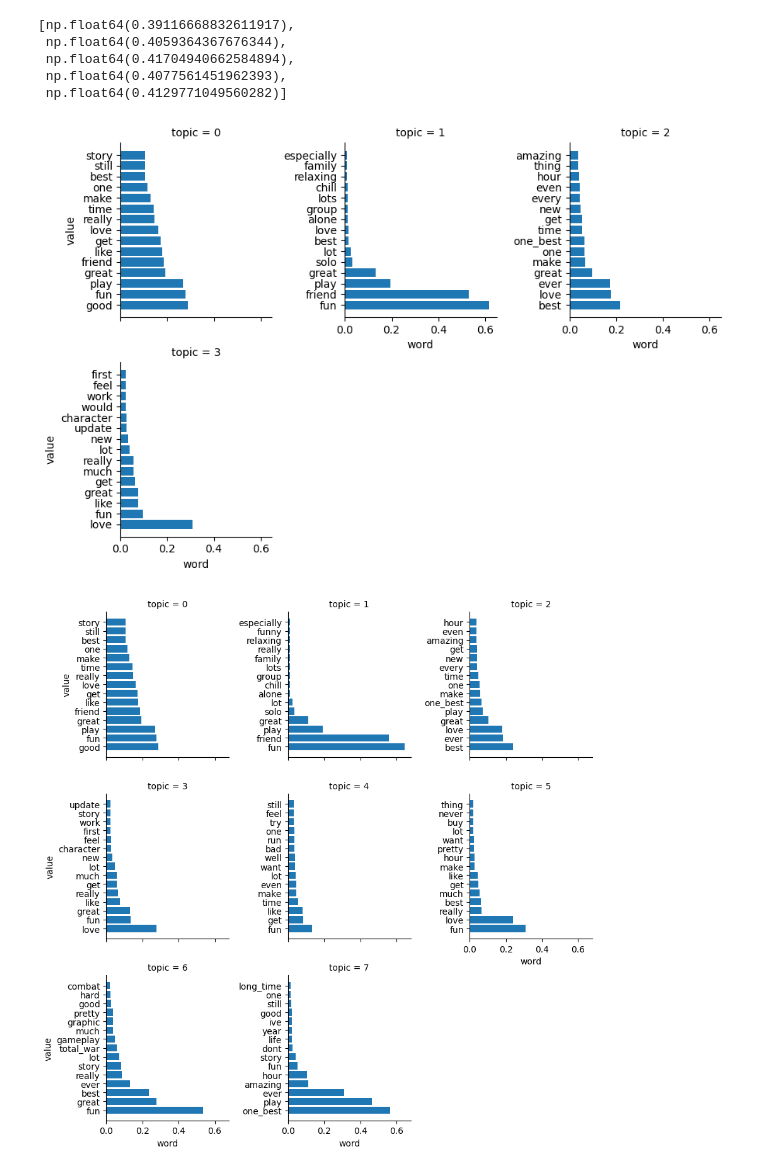
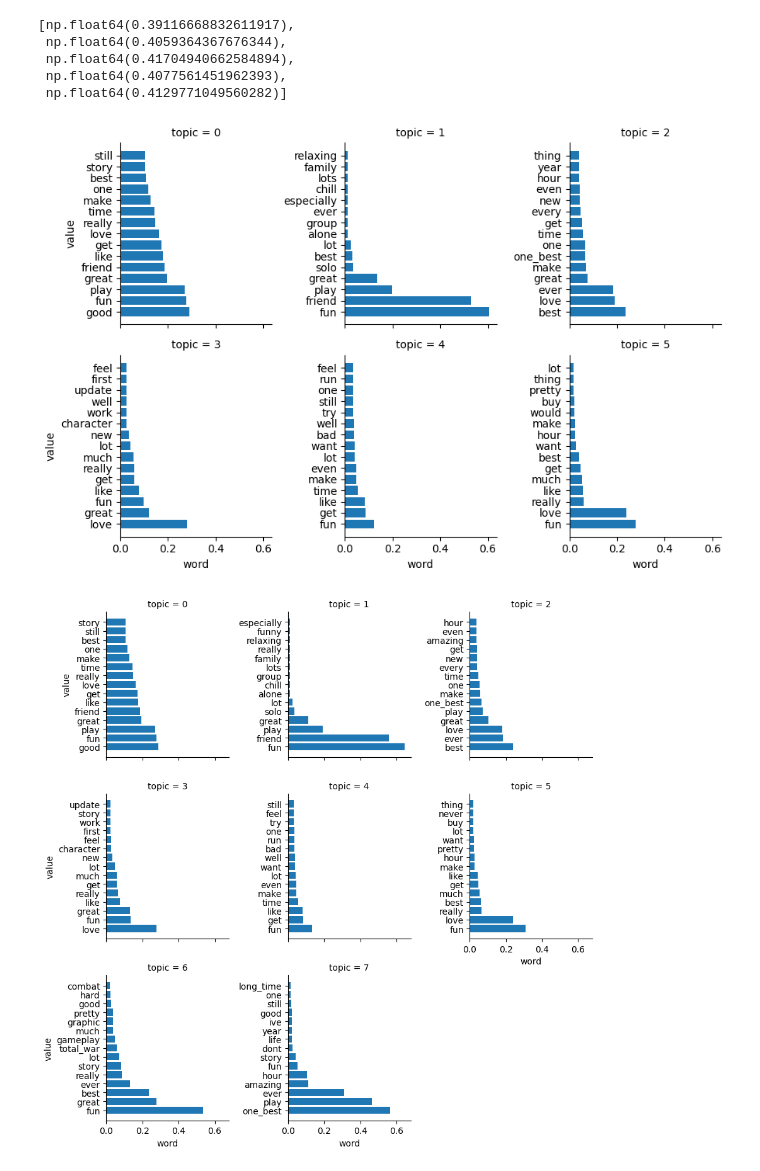
Before and after one commit to CGU-08-IST-332-nlp-steam-name/group-project, a Jupyter notebook: unsupervised_learning.ipynb, the cells around one changed output. Saved outputs shown, nothing was run; the diff lists cells and outputs as text; code cells hidden in the pictures.

Commit message:
updated models with highest coherence

```diff
--- a/unsupervised_learning.ipynb
+++ b/unsupervised_learning.ipynb
@@ -260,9 +260,9 @@ tfidf_coherence
  np.float64(0.4077561451962393),
  np.float64(0.4129771049560282)]
 # %%
-vis_lsa(tfidf_models[1])
+vis_lsa(tfidf_models[2])
 # %% [output]
-[figure, old version]
+[figure, new version]
 # %%
 vis_lsa(tfidf_models[3])
 # %% [output]
```
Also changed, not shown: parts of 6 cells of this notebook.
